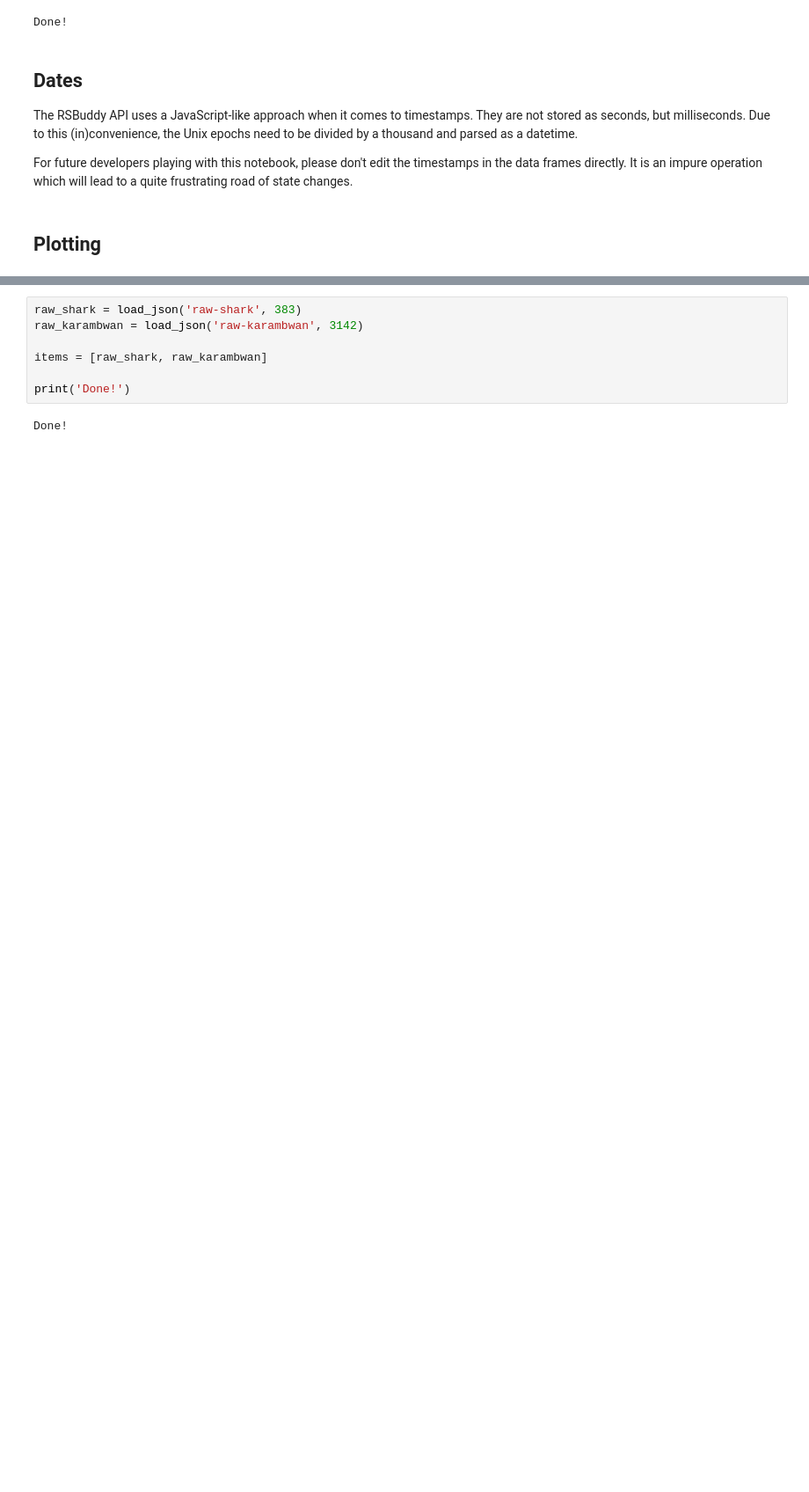
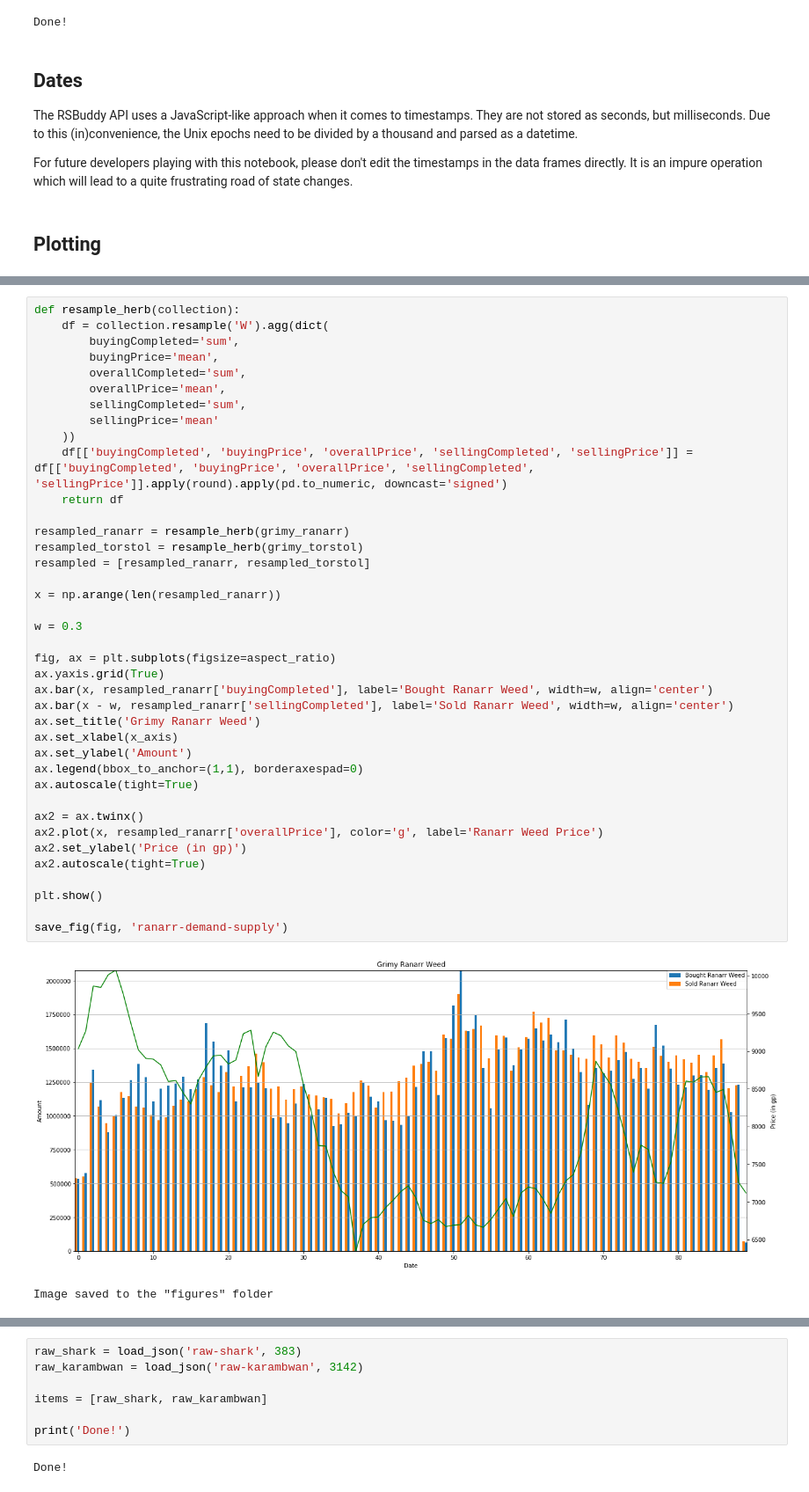
Before and after one commit to DevNebulae/ads-prototype-graphs, a Jupyter notebook: increased-supply.ipynb, the cells around one changed output, grey strips where cells are left out. Shown: that part at 88% size. Cells and saved outputs as stored; diff of their text form; blank space fills up the shorter version.

```diff
--- a/increased-supply.ipynb
+++ b/increased-supply.ipynb
@@ -137,3 +141,45 @@ The aftermath of this update is not what I have been expecting. I see that Ranar
+# %%
+def resample_herb(collection):
+    df = collection.resample('W').agg(dict(
+        buyingCompleted='sum',
+        buyingPrice='mean',
+        overallCompleted='sum',
+        overallPrice='mean',
+        sellingCompleted='sum',
+        sellingPrice='mean'
+    ))
+    df[['buyingCompleted', 'buyingPrice', 'overallPrice', 'sellingCompleted', 'sellingPrice']] = df[['buyingCompleted', 'buyingPrice', 'overallPrice', 'sellingCompleted', 'sellingPrice']].apply(round).apply(pd.to_numeric, downcast='signed')
+    return df
+
+resampled_ranarr = resample_herb(grimy_ranarr)
+resampled_torstol = resample_herb(grimy_torstol)
+resampled = [resampled_ranarr, resampled_torstol]
+
+x = np.arange(len(resampled_ranarr))
+
+w = 0.3
+
+fig, ax = plt.subplots(figsize=aspect_ratio)
+ax.yaxis.grid(True)
+ax.bar(x, resampled_ranarr['buyingCompleted'], label='Bought Ranarr Weed', width=w, align='center')
+ax.bar(x - w, resampled_ranarr['sellingCompleted'], label='Sold Ranarr Weed', width=w, align='center')
+ax.set_title('Grimy Ranarr Weed')
+ax.set_xlabel(x_axis)
+ax.set_ylabel('Amount')
+ax.legend(bbox_to_anchor=(1,1), borderaxespad=0)
+ax.autoscale(tight=True)
+
+ax2 = ax.twinx()
+ax2.plot(x, resampled_ranarr['overallPrice'], color='g', label='Ranarr Weed Price')
+ax2.set_ylabel('Price (in gp)')
+ax2.autoscale(tight=True)
+
+plt.show()
+
+save_fig(fig, 'ranarr-demand-supply')
+# %% [output]
+[figure, added]
+Image saved to the "figures" folder
 # %% [markdown]
 # Let's shine some light on other items
 
```
Also changed, not shown: parts of 5 cells of this notebook.
